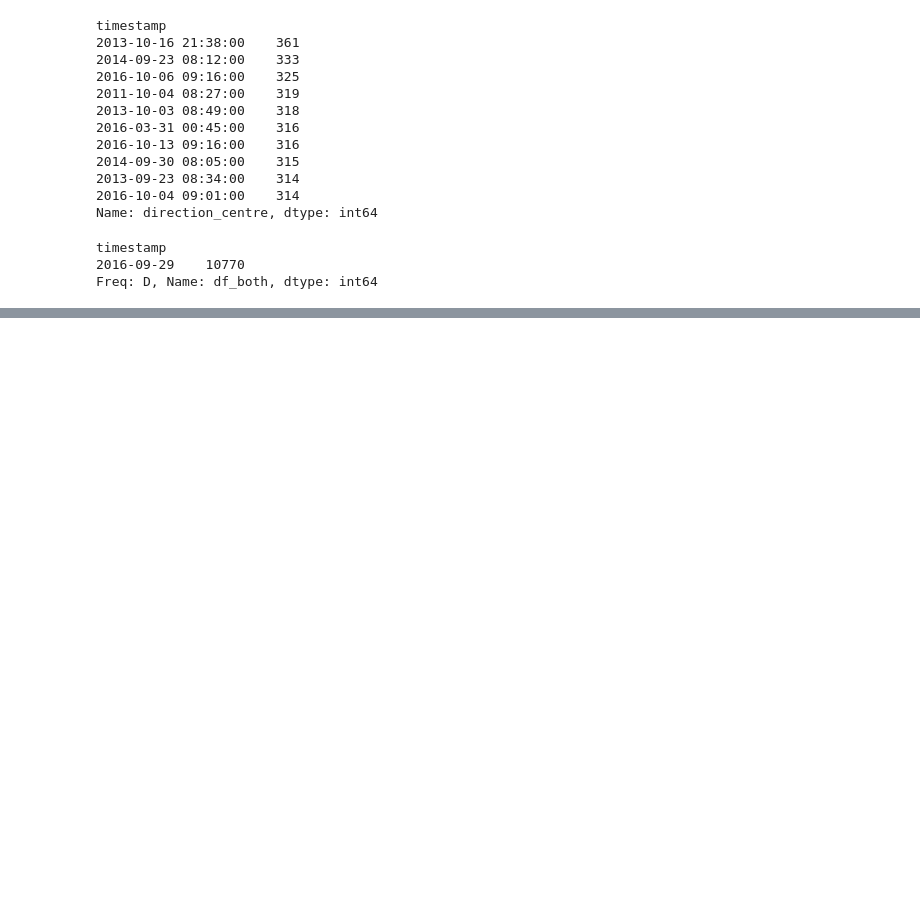
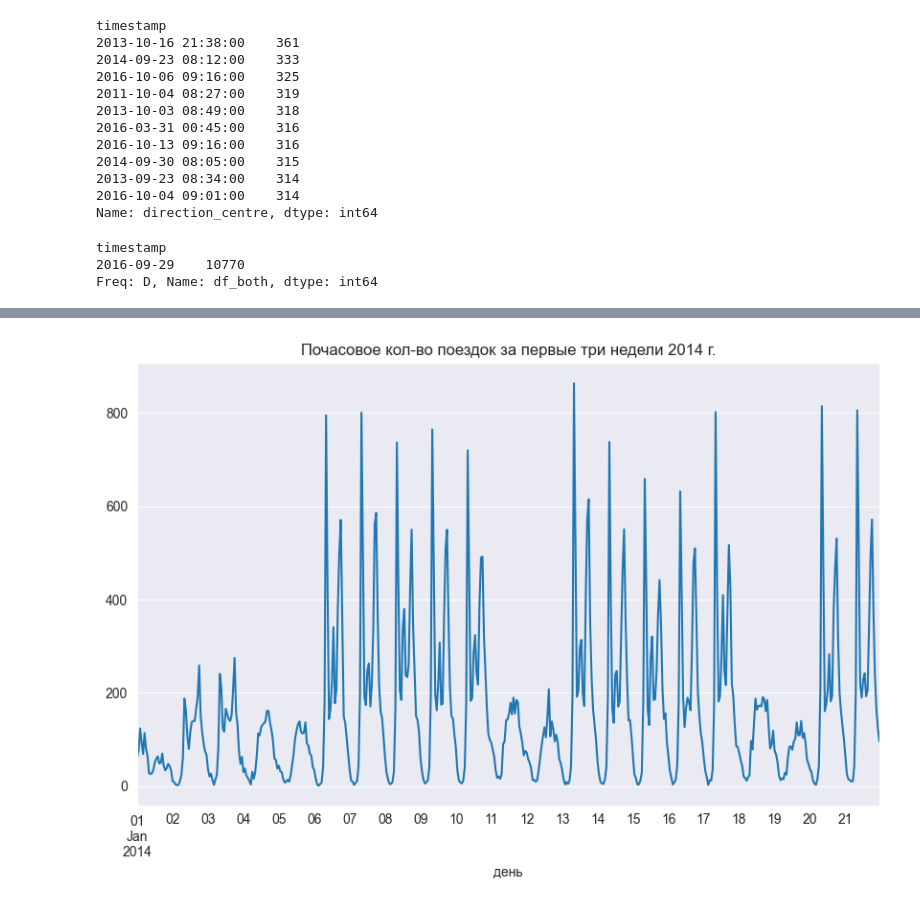
Before and after one commit to afedyanin/msu-data-analysis, a Jupyter notebook: notebooks/msu/ad-task-002.ipynb, the cells around one changed output, grey strips where cells are left out. Drawn from its saved outputs; the diff is of its cells as text; code cells hidden in the pictures; blank space fills up the shorter version.

```diff
--- a/notebooks/msu/ad-task-002.ipynb
+++ b/notebooks/msu/ad-task-002.ipynb
@@ -223,0 +253,11 @@ Freq: D, Name: df_both, dtype: int64
+# %%
+'''
+УПРАЖНЕНИЕ 12
+Давайте посмотрим на некоторые краткосрочные модели.
+Для данных за первые 3 недели января 2014 г. рассчитайте почасовые подсчеты и визуализируйте их.
+'''
+dr1 = datetime(2014, 1, 1)
+dr2 = dr1 + timedelta(weeks=3)
+# print(f"dr1={dr1} dr2={dr2}")
+ts = df[(df.index >= dr1) & (df.index <= dr2)].resample("h").sum()
+ts.head()
@@ -223,0 +272,6 @@ Freq: D, Name: df_both, dtype: int64
+# %%
+ax = ts["df_both"].plot(figsize=(10, 6), grid=True, legend=False, title='Почасовое кол-во поездок за первые три недели 2014 г.')
+ax.set_xlabel("день")
+plt.show()
+# %% [output]
+[figure, added]
```
Also changed, not shown: parts of 17 cells of this notebook.
